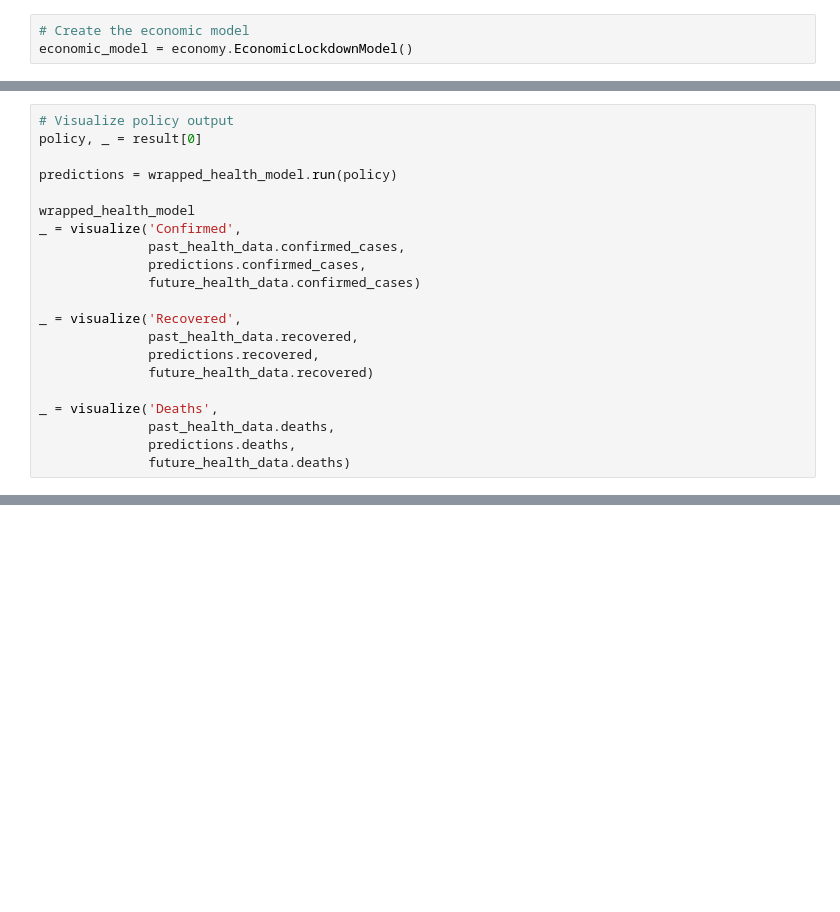
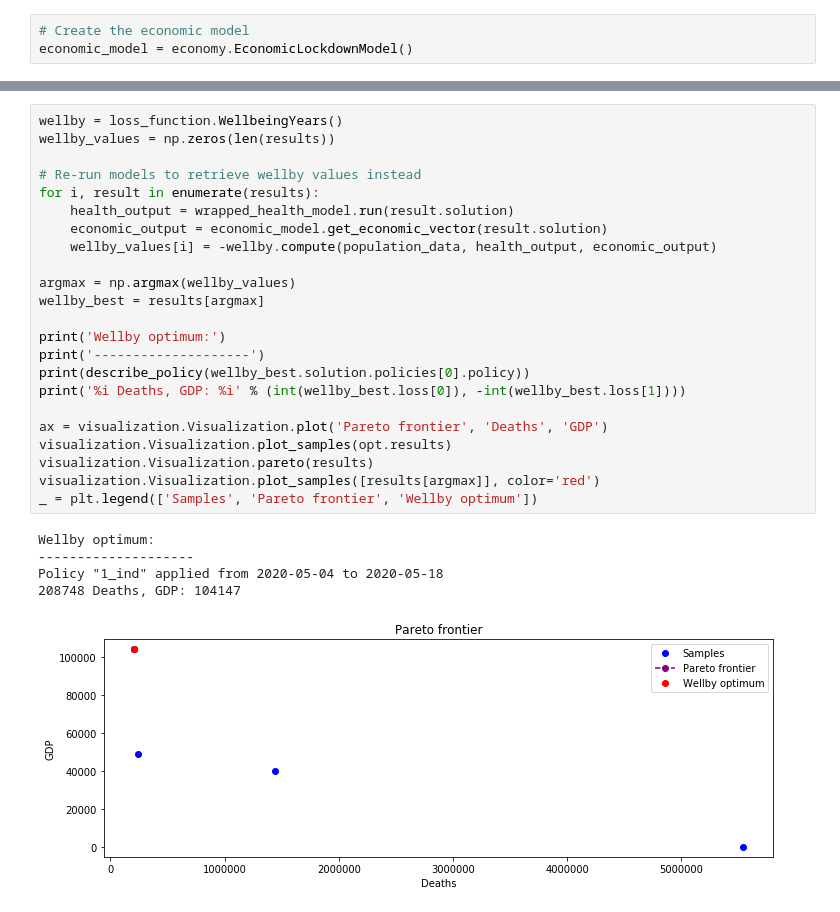
Before and after one commit to Auquan/help_project, a Jupyter notebook: src/main.ipynb, the cells around one changed output, grey strips where cells are left out. Saved outputs shown, nothing was run; the diff lists cells and outputs as text; blank space fills up the shorter version.

```diff
--- a/src/main.ipynb
+++ b/src/main.ipynb
@@ -164,21 +106,0 @@ def visualize(title, past_data, predictions, ground_truth=None):
-# %%
-# Visualize policy output
-policy, _ = result[0]
-
-predictions = wrapped_health_model.run(policy)
-
-wrapped_health_model
-_ = visualize('Confirmed',
-              past_health_data.confirmed_cases,
-              predictions.confirmed_cases,
-              future_health_data.confirmed_cases)
-
-_ = visualize('Recovered',
-              past_health_data.recovered,
-              predictions.recovered,
-              future_health_data.recovered)
-
-_ = visualize('Deaths',
-              past_health_data.deaths,
-              predictions.deaths,
-              future_health_data.deaths)
@@ -206,0 +114,29 @@ DatetimeIndex(['2020-01-22', '2020-01-23', '2020-01-24', '2020-01-25',
+# %%
+wellby = loss_function.WellbeingYears()
+wellby_values = np.zeros(len(results))
+
+# Re-run models to retrieve wellby values instead
+for i, result in enumerate(results):
+    health_output = wrapped_health_model.run(result.solution)
+    economic_output = economic_model.get_economic_vector(result.solution)
+    wellby_values[i] = -wellby.compute(population_data, health_output, economic_output)
+
+argmax = np.argmax(wellby_values)
+wellby_best = results[argmax]
+
+print('Wellby optimum:')
+print('--------------------')
+print(describe_policy(wellby_best.solution.policies[0].policy))
+print('%i Deaths, GDP: %i' % (int(wellby_best.loss[0]), -int(wellby_best.loss[1])))
+
+ax = visualization.Visualization.plot('Pareto frontier', 'Deaths', 'GDP')
+visualization.Visualization.plot_samples(opt.results)
+visualization.Visualization.pareto(results)
+visualization.Visualization.plot_samples([results[argmax]], color='red')
+_ = plt.legend(['Samples', 'Pareto frontier', 'Wellby optimum'])
+# %% [output]
+Wellby optimum:
+--------------------
+Policy "1_ind" applied from 2020-05-04 to 2020-05-18
+208748 Deaths, GDP: 104147
+[figure, added]
```
Also changed, not shown: parts of 10 cells of this notebook, 6 other files.
